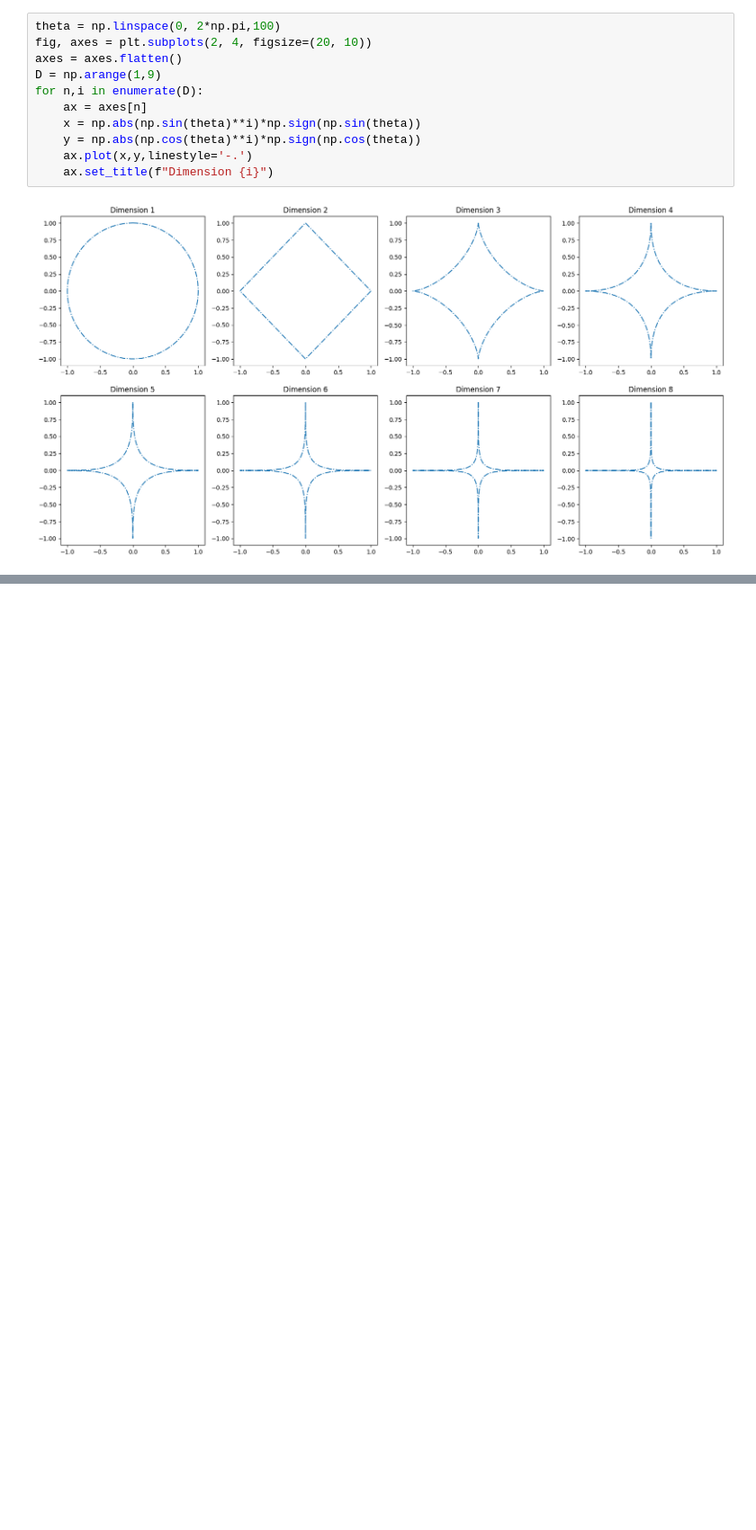
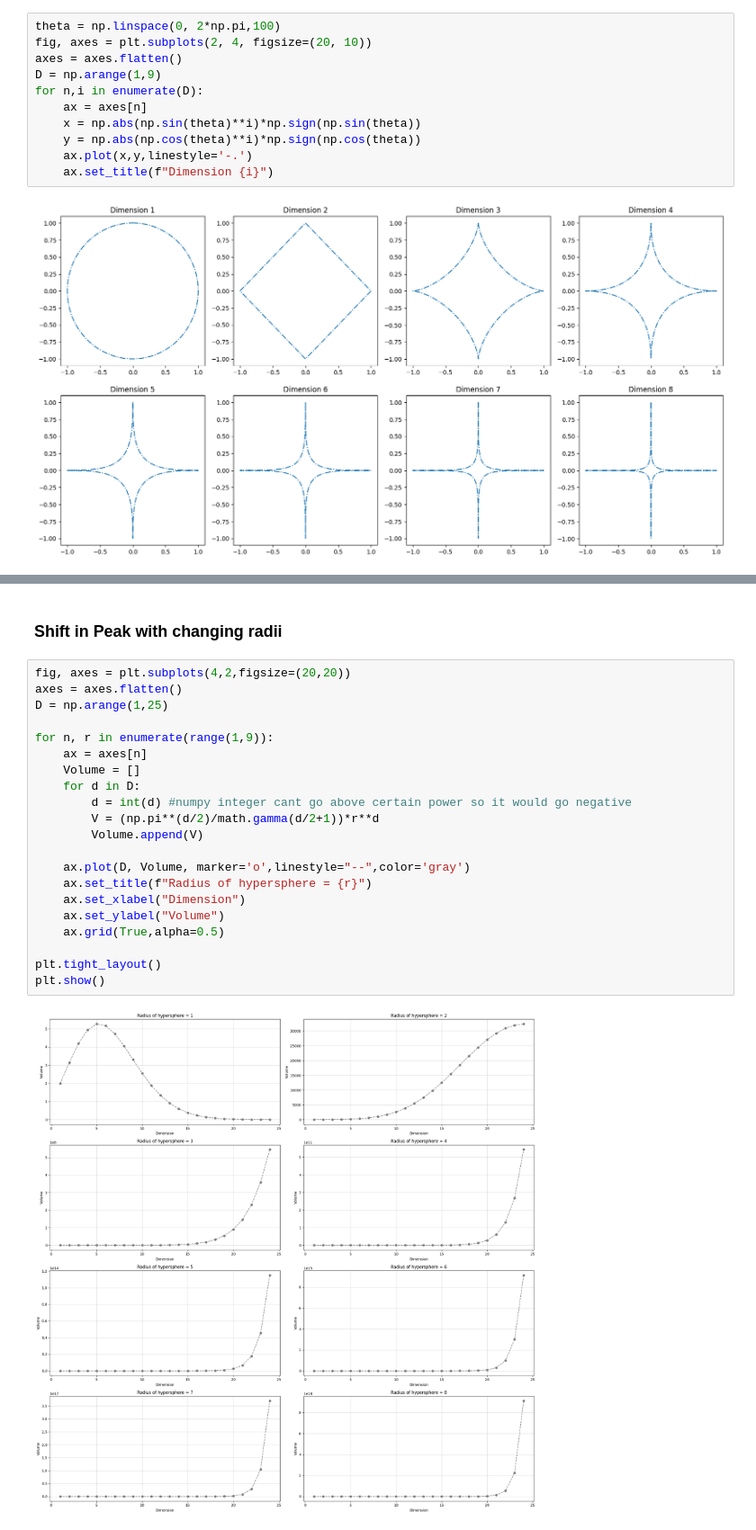
Before and after one commit to itsadhin/Visualizing_Higher_dimensions, a Jupyter notebook: Math.ipynb, the cells around one changed output, grey strips where cells are left out. Shown at 90% size. Saved outputs shown, nothing was run; the diff lists cells and outputs as text; blank space fills up the shorter version.

```diff
--- a/Math.ipynb
+++ b/Math.ipynb
@@ -194,0 +249,25 @@ for n,i in enumerate(D):
+# %% [markdown]
+### Shift in Peak with changing radii
+# %%
+fig, axes = plt.subplots(4,2,figsize=(20,20))
+axes = axes.flatten()
+D = np.arange(1,25)
+
+for n, r in enumerate(range(1,9)):
+    ax = axes[n]
+    Volume = []
+    for d in D:
+        d = int(d) #numpy integer cant go above certain power so it would go negative
+        V = (np.pi**(d/2)/math.gamma(d/2+1))*r**d
+        Volume.append(V)
+
+    ax.plot(D, Volume, marker='o',linestyle="--",color='gray')
+    ax.set_title(f"Radius of hypersphere = {r}")
+    ax.set_xlabel("Dimension")
+    ax.set_ylabel("Volume")
+    ax.grid(True,alpha=0.5)
+
+plt.tight_layout()
+plt.show()
+# %% [output]
+[figure, added]
```
Also changed, not shown: parts of 16 cells of this notebook.
